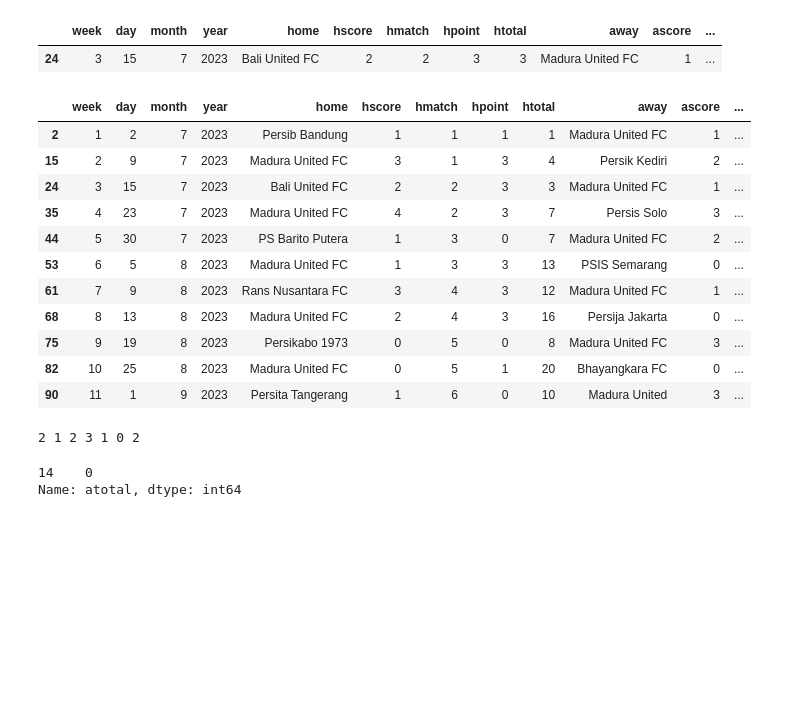
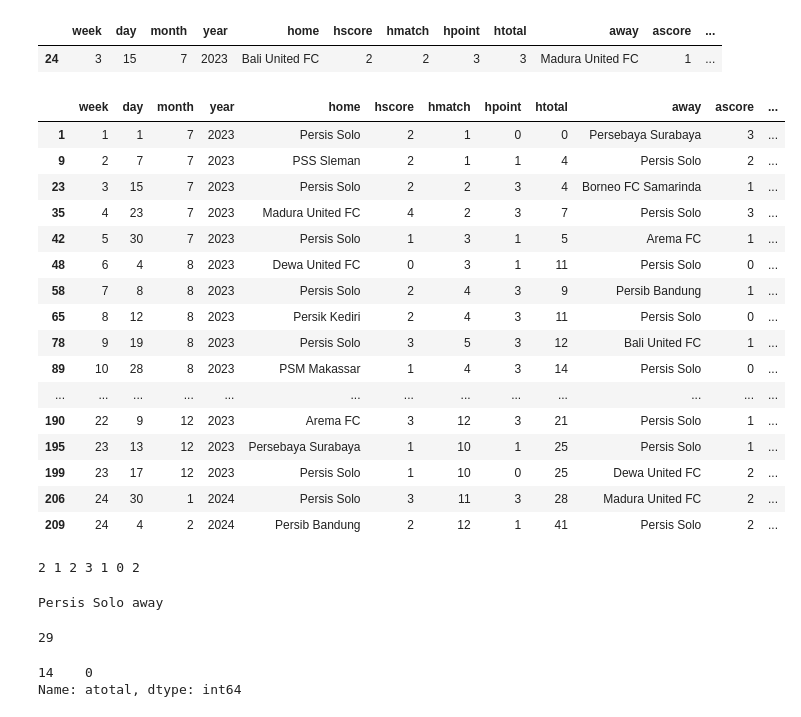
Before and after one commit to lpttprnc/liga-1, a Jupyter notebook: cek123dicoba.ipynb, the cells around one changed output. Drawn from its saved outputs; the diff is of its cells as text; code cells hidden in the pictures; blank space fills up the shorter version.

```diff
--- a/cek123dicoba.ipynb
+++ b/cek123dicoba.ipynb
@@ -60,20 +132,25 @@ df.loc[ ( (df.home.str.contains('Bali')) | (df.away.str.contains('Bali')) ) & (d
 |  | week | day | month | year | home | hscore | hmatch | hpoint | htotal | away | ascore | ... |
 | 24 | 3 | 15 | 7 | 2023 | Bali United FC | 2 | 2 | 3 | 3 | Madura United FC | 1 | ... |
 # %%
-df.loc[df.home.str.contains('Madura') | df.away.str.contains('Madura')]
+df.loc[df.home.str.contains('Persis') | df.away.str.contains('Persis')]
 # %% [output]
 |  | week | day | month | year | home | hscore | hmatch | hpoint | htotal | away | ascore | ... |
-| 2 | 1 | 2 | 7 | 2023 | Persib Bandung | 1 | 1 | 1 | 1 | Madura United FC | 1 | ... |
-| 15 | 2 | 9 | 7 | 2023 | Madura United FC | 3 | 1 | 3 | 4 | Persik Kediri | 2 | ... |
-| 24 | 3 | 15 | 7 | 2023 | Bali United FC | 2 | 2 | 3 | 3 | Madura United FC | 1 | ... |
+| 1 | 1 | 1 | 7 | 2023 | Persis Solo | 2 | 1 | 0 | 0 | Persebaya Surabaya | 3 | ... |
+| 9 | 2 | 7 | 7 | 2023 | PSS Sleman | 2 | 1 | 1 | 4 | Persis Solo | 2 | ... |
+| 23 | 3 | 15 | 7 | 2023 | Persis Solo | 2 | 2 | 3 | 4 | Borneo FC Samarinda | 1 | ... |
 | 35 | 4 | 23 | 7 | 2023 | Madura United FC | 4 | 2 | 3 | 7 | Persis Solo | 3 | ... |
-| 44 | 5 | 30 | 7 | 2023 | PS Barito Putera | 1 | 3 | 0 | 7 | Madura United FC | 2 | ... |
-| 53 | 6 | 5 | 8 | 2023 | Madura United FC | 1 | 3 | 3 | 13 | PSIS Semarang | 0 | ... |
-| 61 | 7 | 9 | 8 | 2023 | Rans Nusantara FC | 3 | 4 | 3 | 12 | Madura United FC | 1 | ... |
-| 68 | 8 | 13 | 8 | 2023 | Madura United FC | 2 | 4 | 3 | 16 | Persija Jakarta | 0 | ... |
-| 75 | 9 | 19 | 8 | 2023 | Persikabo 1973 | 0 | 5 | 0 | 8 | Madura United FC | 3 | ... |
-| 82 | 10 | 25 | 8 | 2023 | Madura United FC | 0 | 5 | 1 | 20 | Bhayangkara FC | 0 | ... |
-| 90 | 11 | 1 | 9 | 2023 | Persita Tangerang | 1 | 6 | 0 | 10 | Madura United | 3 | ... |
+| 42 | 5 | 30 | 7 | 2023 | Persis Solo | 1 | 3 | 1 | 5 | Arema FC | 1 | ... |
+| 48 | 6 | 4 | 8 | 2023 | Dewa United FC | 0 | 3 | 1 | 11 | Persis Solo | 0 | ... |
+| 58 | 7 | 8 | 8 | 2023 | Persis Solo | 2 | 4 | 3 | 9 | Persib Bandung | 1 | ... |
+| 65 | 8 | 12 | 8 | 2023 | Persik Kediri | 2 | 4 | 3 | 11 | Persis Solo | 0 | ... |
+| 78 | 9 | 19 | 8 | 2023 | Persis Solo | 3 | 5 | 3 | 12 | Bali United FC | 1 | ... |
+| 89 | 10 | 28 | 8 | 2023 | PSM Makassar | 1 | 4 | 3 | 14 | Persis Solo | 0 | ... |
+| ... | ... | ... | ... | ... | ... | ... | ... | ... | ... | ... | ... | ... |
+| 190 | 22 | 9 | 12 | 2023 | Arema FC | 3 | 12 | 3 | 21 | Persis Solo | 1 | ... |
+| 195 | 23 | 13 | 12 | 2023 | Persebaya Surabaya | 1 | 10 | 1 | 25 | Persis Solo | 1 | ... |
+| 199 | 23 | 17 | 12 | 2023 | Persis Solo | 1 | 10 | 0 | 25 | Dewa United FC | 2 | ... |
+| 206 | 24 | 30 | 1 | 2024 | Persis Solo | 3 | 11 | 3 | 28 | Madura United FC | 2 | ... |
+| 209 | 24 | 4 | 2 | 2024 | Persib Bandung | 2 | 12 | 1 | 41 | Persis Solo | 2 | ... |
 # %%
 hgf=df.loc[df.home.str.contains('Bali')]['hscore'].sum() #goal for
 agf=df.loc[df.away.str.contains('Bali')]['ascore'].sum()
@@ -85,6 +162,21 @@ lose=df[((df['home'] == 'Bali United FC') & (df['hpoint'] == 0)) | ((df['away']
 print(hgf,agf,hga,aga,win,draw,lose)
 # %% [output]
 2 1 2 3 1 0 2
+# %%
+cl='Persis Solo'
+hora = df.loc[ ( (df.home.str.contains(cl)) | (df.away.str.contains(cl)) ) & (df['week']==24) ]
+#df.loc[df.home.str.contains('Surabaya')&(df['week']<=23)]['hscore'].sum()
+
+if hora['home'].values[len(hora)-1]==cl:
+    print(hora['home'].values[len(hora)-1], 'home')
+    points=hora['htotal'].values[len(hora)-1] #.values[0]
+else:
+    print(hora['away'].values[len(hora)-1], 'away')
+    points=hora['atotal'].values[len(hora)-1]
+points
+# %% [output]
+Persis Solo away
+29
 # %%
 if hora.home.str.contains('Bali').item():
     total_point=hora.htotal
```
Also changed, not shown: parts of 31 cells of this notebook, 2 other files.
